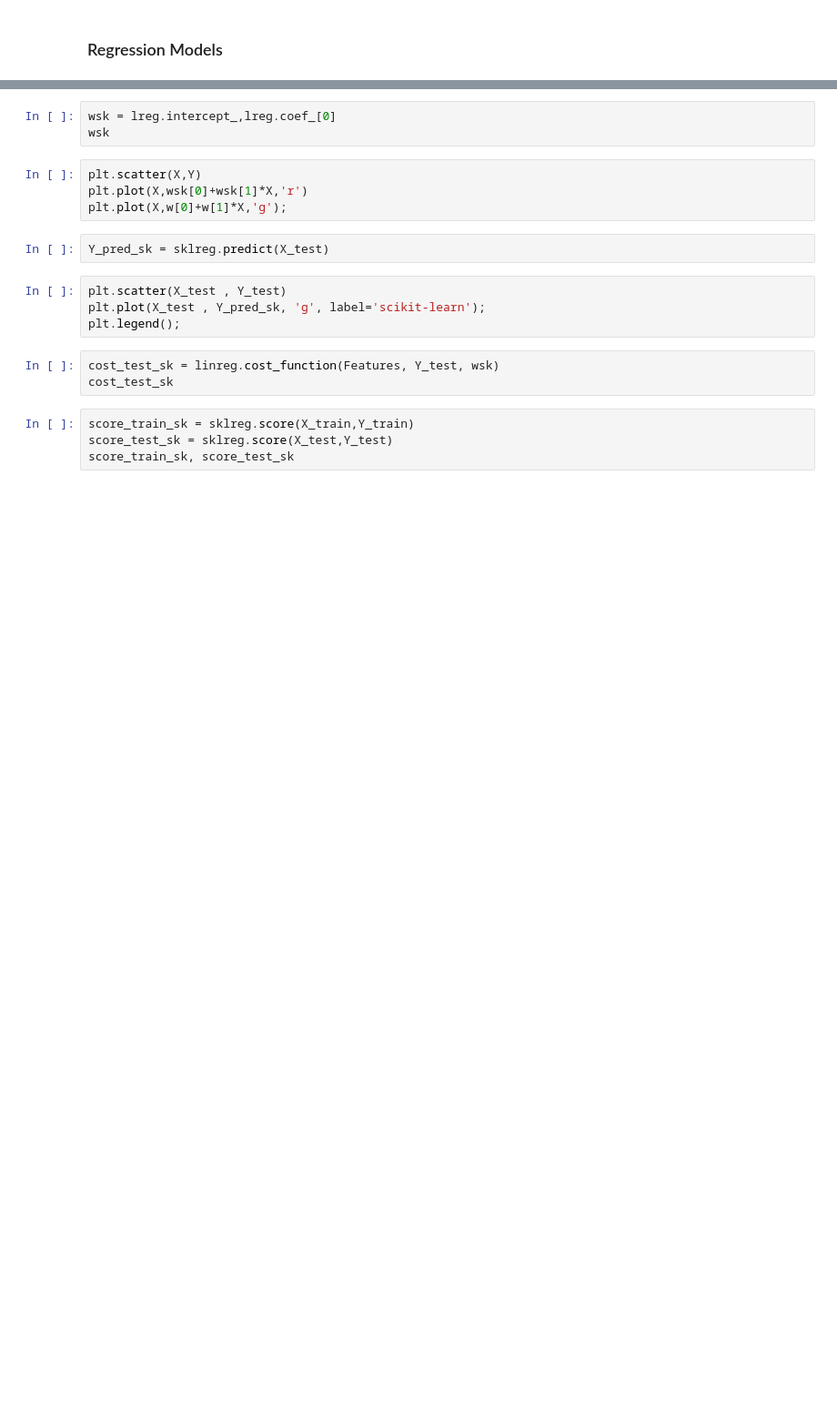
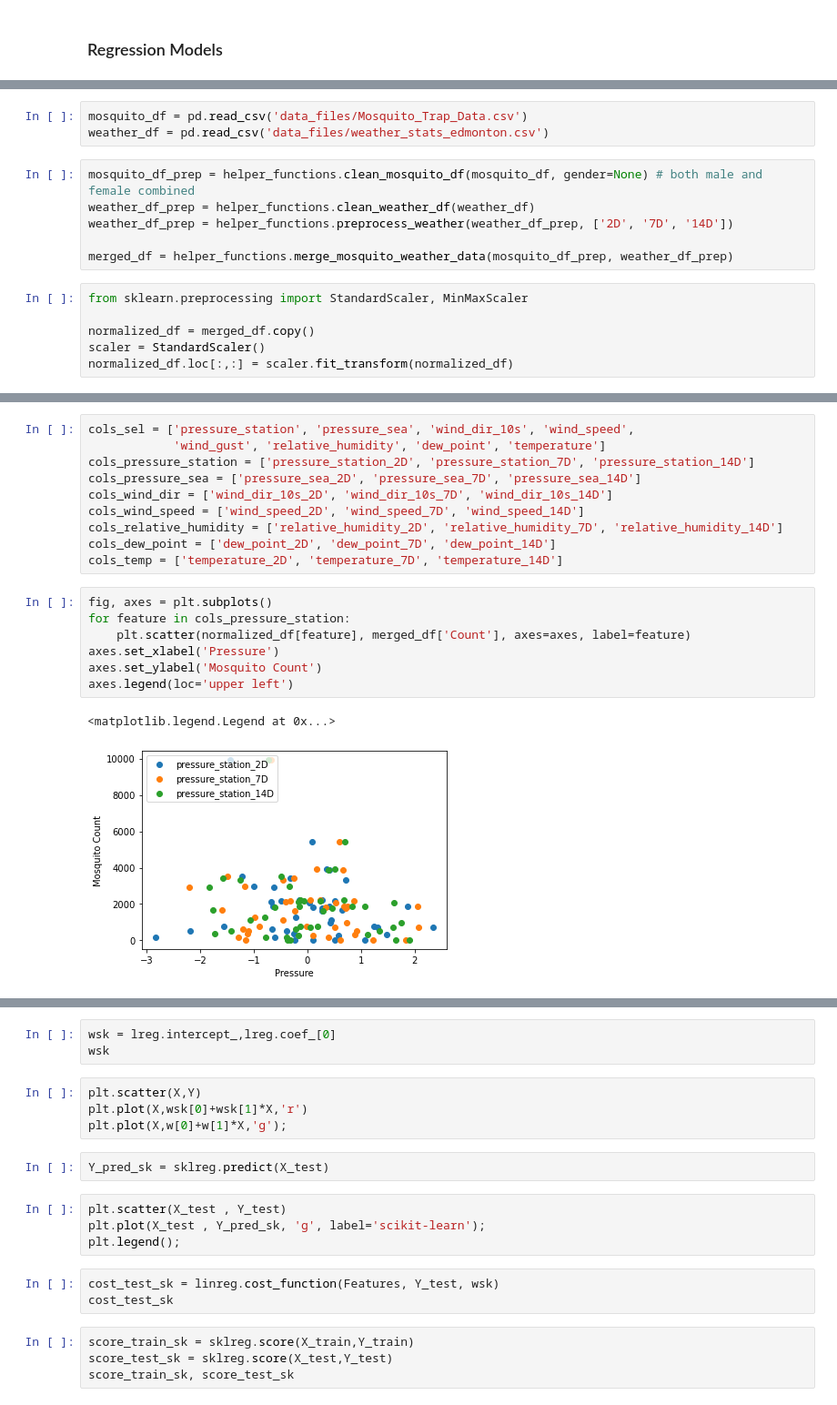
Before and after one commit to sharyar/vigilant-meme, a Jupyter notebook: task1_notebook.ipynb, the cells around one changed output, grey strips where cells are left out. Shown at 91% size. Drawn from its saved outputs; the diff is of its cells as text; blank space fills up the shorter version.

Commit message:
feat: splits the tasks into two separate notebooks, adds visualization for task1 features

```diff
--- a/task1_notebook.ipynb
+++ b/task1_notebook.ipynb
@@ -97,0 +93,15 @@ lreg.fit(train_x,train_y)
+# %%
+mosquito_df = pd.read_csv('data_files/Mosquito_Trap_Data.csv')
+weather_df = pd.read_csv('data_files/weather_stats_edmonton.csv')
+# %%
+mosquito_df_prep = helper_functions.clean_mosquito_df(mosquito_df, gender=None) # both male and female combined
+weather_df_prep = helper_functions.clean_weather_df(weather_df)
+weather_df_prep = helper_functions.preprocess_weather(weather_df_prep, ['2D', '7D', '14D'])
+
+merged_df = helper_functions.merge_mosquito_weather_data(mosquito_df_prep, weather_df_prep)
+# %%
+from sklearn.preprocessing import StandardScaler, MinMaxScaler
+
+normalized_df = merged_df.copy()
+scaler = StandardScaler()
+normalized_df.loc[:,:] = scaler.fit_transform(normalized_df)
@@ -97,0 +130,20 @@ lreg.fit(train_x,train_y)
+# %%
+cols_sel = ['pressure_station', 'pressure_sea', 'wind_dir_10s', 'wind_speed',
+            'wind_gust', 'relative_humidity', 'dew_point', 'temperature']
+cols_pressure_station = ['pressure_station_2D', 'pressure_station_7D', 'pressure_station_14D']
+cols_pressure_sea = ['pressure_sea_2D', 'pressure_sea_7D', 'pressure_sea_14D']
+cols_wind_dir = ['wind_dir_10s_2D', 'wind_dir_10s_7D', 'wind_dir_10s_14D']
+cols_wind_speed = ['wind_speed_2D', 'wind_speed_7D', 'wind_speed_14D']
+cols_relative_humidity = ['relative_humidity_2D', 'relative_humidity_7D', 'relative_humidity_14D']
+cols_dew_point = ['dew_point_2D', 'dew_point_7D', 'dew_point_14D']
+cols_temp = ['temperature_2D', 'temperature_7D', 'temperature_14D']
+# %%
+fig, axes = plt.subplots()
+for feature in cols_pressure_station:
+    plt.scatter(normalized_df[feature], merged_df['Count'], axes=axes, label=feature)
+axes.set_xlabel('Pressure')
+axes.set_ylabel('Mosquito Count')
+axes.legend(loc='upper left')
+# %% [output]
+<matplotlib.legend.Legend at 0x...>
+[figure, added]
```
Also changed, not shown: parts of 55 cells of this notebook, 1 other file.
